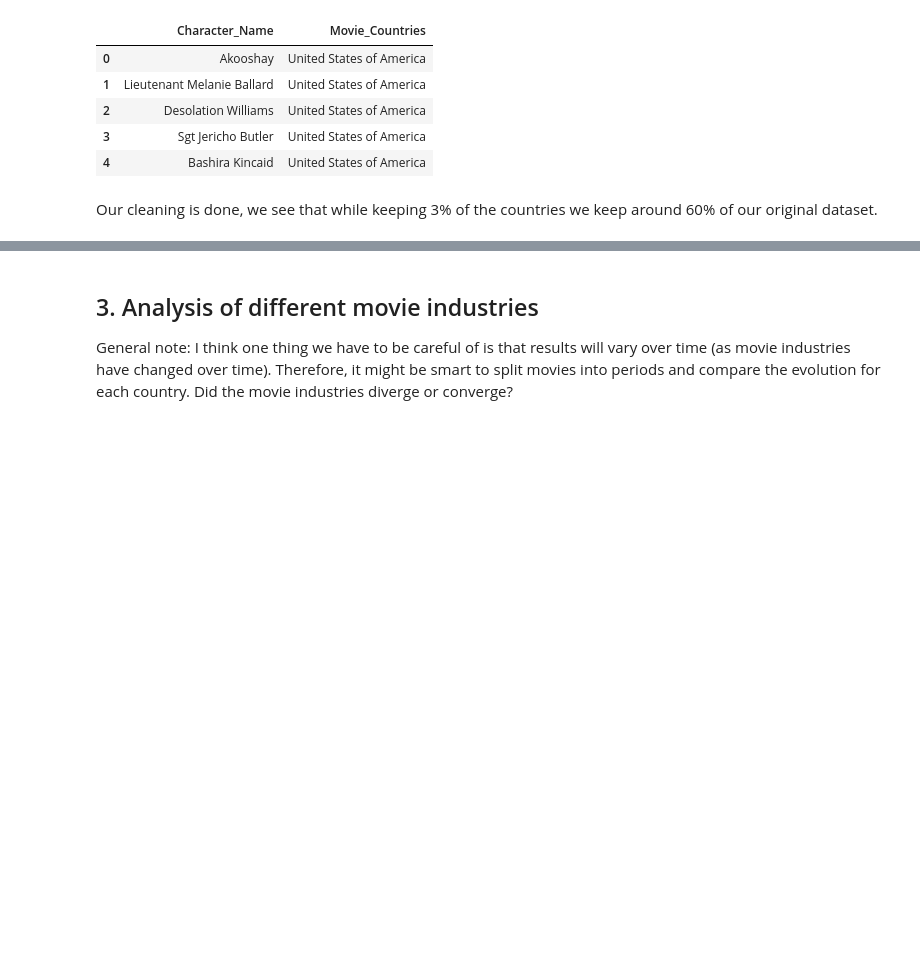
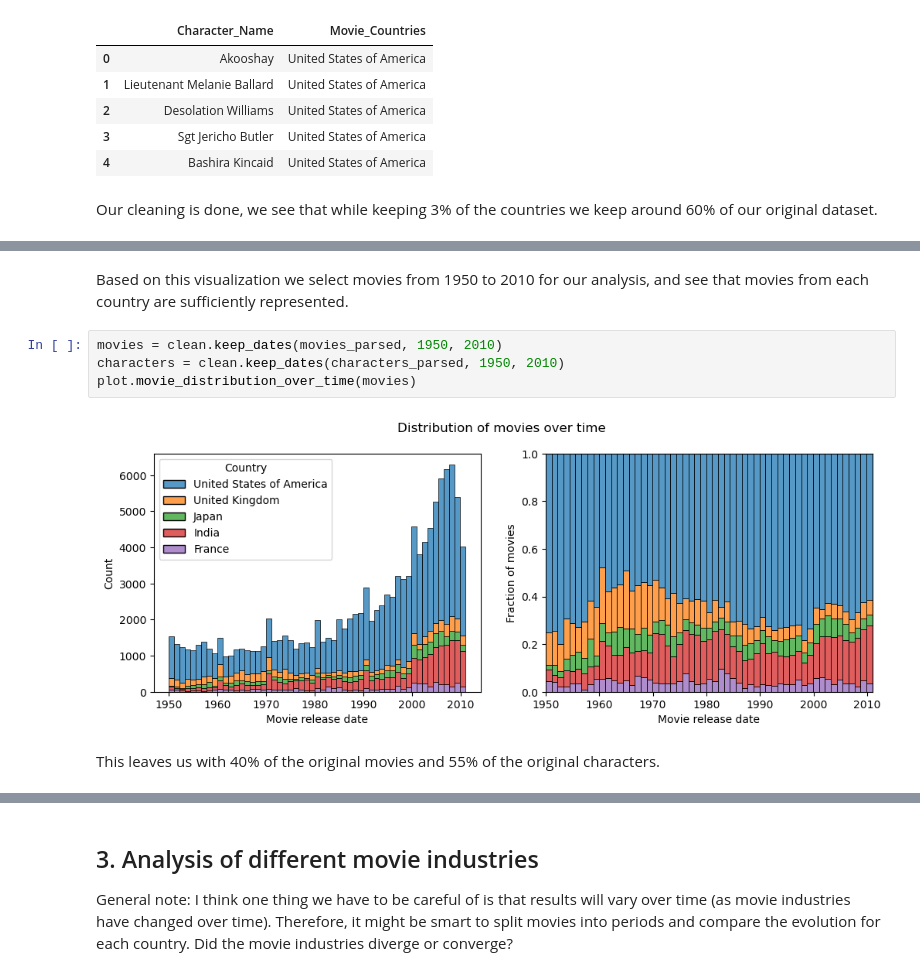
Before and after one commit to epfl-ada/ada-2022-project-robopros, a Jupyter notebook: notebooks/analysis-louis.ipynb, the cells around one changed output, grey strips where cells are left out. Cells and saved outputs as stored; diff of their text form; blank space fills up the shorter version.

```diff
--- a/notebooks/analysis-louis.ipynb
+++ b/notebooks/analysis-louis.ipynb
@@ -113,0 +147,10 @@ Finished initial cleaning:
+# %% [markdown]
+Based on this visualization we select movies from 1950 to 2010 for our analysis, and see that movies from each country are sufficiently represented.
+# %%
+movies = clean.keep_dates(movies_parsed, 1950, 2010)
+characters = clean.keep_dates(characters_parsed, 1950, 2010)
+plot.movie_distribution_over_time(movies)
+# %% [output]
+[figure, added]
+# %% [markdown]
+This leaves us with 40% of the original movies and 55% of the original characters.
```
Also changed, not shown: parts of 11 cells of this notebook, 4 other files.
